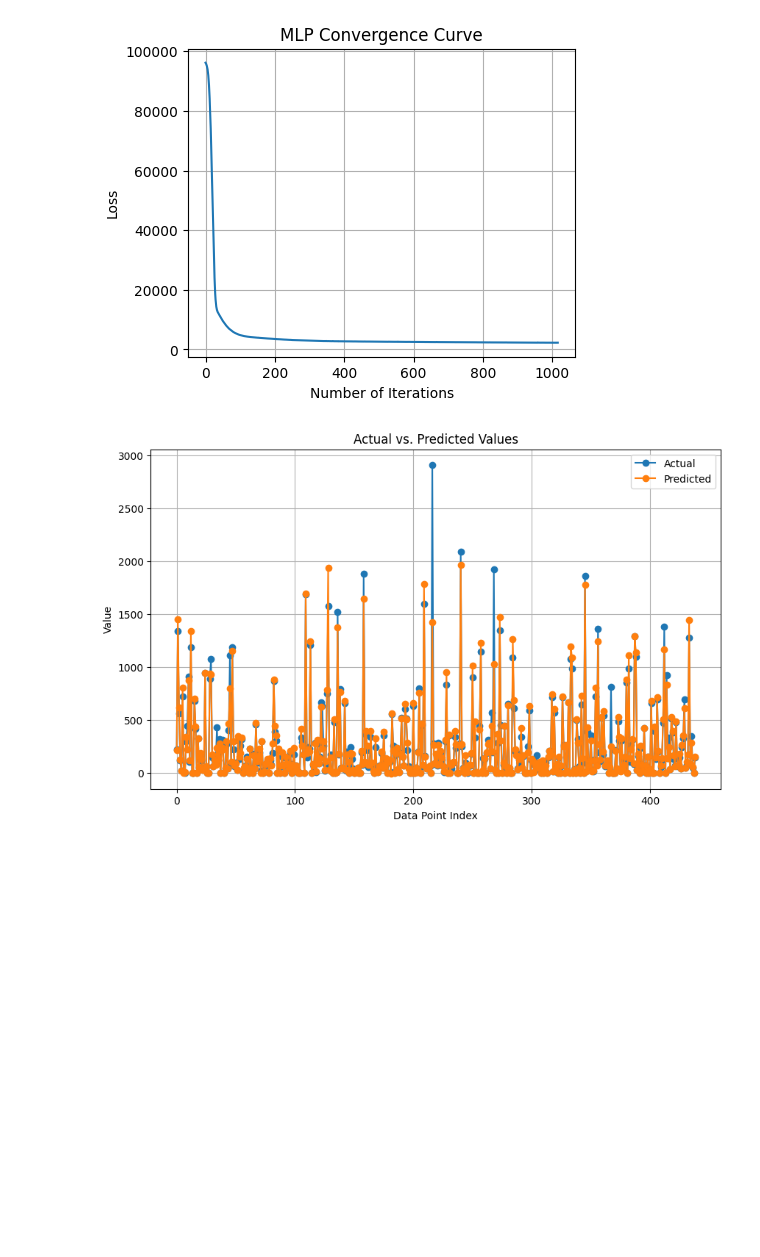
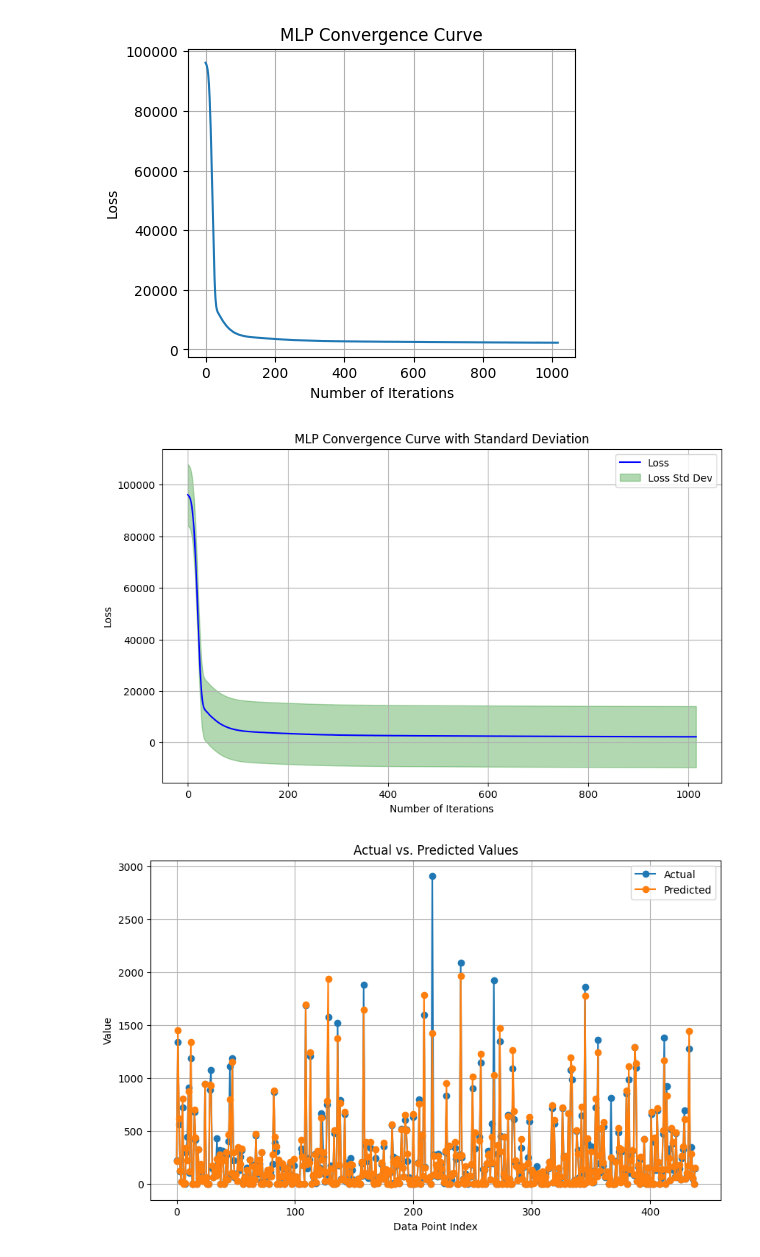
Before and after one commit to asheta66/Data-Science, a Jupyter notebook: ANN_demo.ipynb, the cells around one changed output. Saved outputs shown, nothing was run; the diff lists cells and outputs as text; code cells hidden in the pictures; blank space fills up the shorter version.

```diff
--- a/ANN_demo.ipynb
+++ b/ANN_demo.ipynb
@@ -57,6 +57,33 @@ plt.grid(True)
 plt.show()
 # %% [output]
 [figure]
+# %%
+import matplotlib.pyplot as plt
+import numpy as np
+
+# Calculate the standard deviation of the loss values
+loss_std = np.std(mlp.loss_curve_)
+
+# Create a figure
+plt.figure(figsize=(10, 6))
+
+# Plot the convergence curve (loss curve)
+plt.plot(mlp.loss_curve_, label='Loss', color='b')
+
+# Fill the area around the loss curve with standard deviation
+plt.fill_between(range(len(mlp.loss_curve_)),
+                 mlp.loss_curve_ - loss_std,
+                 mlp.loss_curve_ + loss_std,
+                 color='g', alpha=0.3, label='Loss Std Dev')
+
+plt.title('MLP Convergence Curve with Standard Deviation')
+plt.xlabel('Number of Iterations')
+plt.ylabel('Loss')
+plt.legend()
+plt.grid(True)
+plt.show()
+# %% [output]
+[figure, added]
 # %%
 import matplotlib.pyplot as plt
 
```
